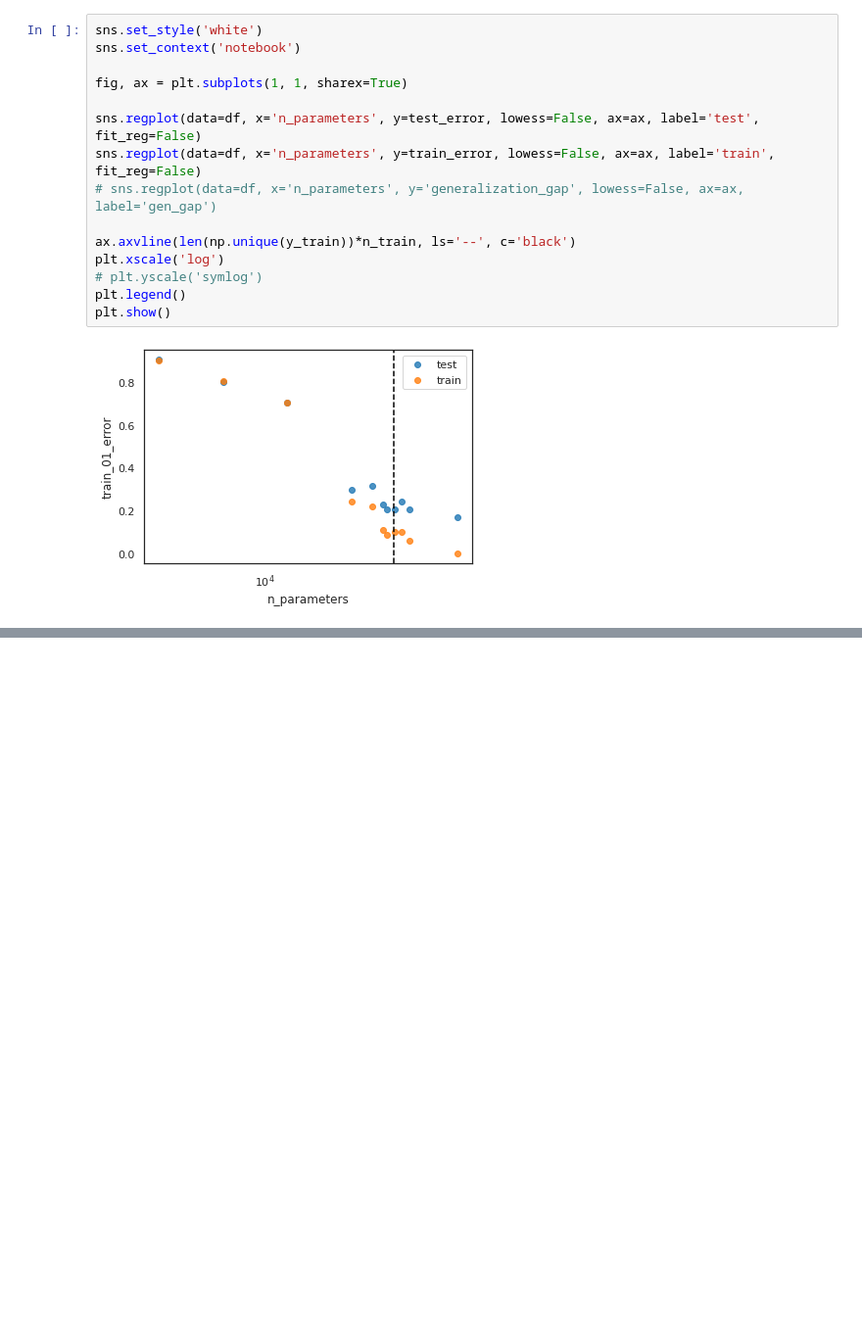
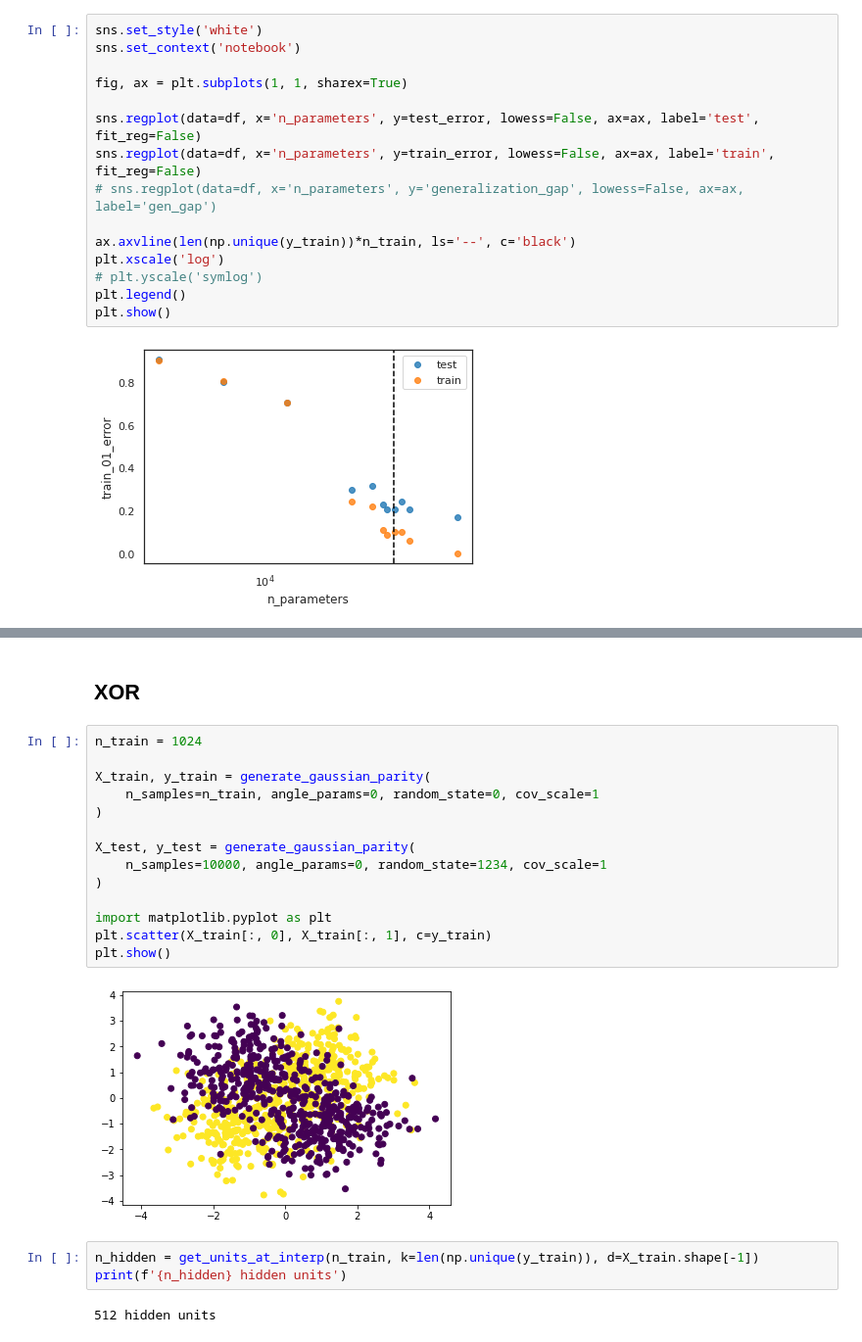
Before and after one commit to rflperry/double_descent, a Jupyter notebook: notebooks/belkin_replication.ipynb, the cells around one changed output, grey strips where cells are left out. Shown: that part at 98% size. Cells and saved outputs as stored; diff of their text form; blank space fills up the shorter version.

```diff
--- a/notebooks/belkin_replication.ipynb
+++ b/notebooks/belkin_replication.ipynb
@@ -219,3 +220,26 @@ display(corr_df)
 | rows_mean_L2 | 0.709091 | 0.818182 | NaN | 0.818182 | 0.890909 | 0.963636 | 0.781818 | -0.890909 | 0.818182 | ... |
 | cols_mean_L1 | 0.377778 | 0.333333 | NaN | 0.333333 | 0.422222 | 0.333333 | 0.377778 | -0.422222 | 0.333333 | ... |
 | cols_mean_L2 | 0.288889 | 0.244444 | NaN | 0.244444 | 0.333333 | 0.244444 | 0.288889 | -0.333333 | 0.244444 | ... |
+# %% [markdown]
+## XOR
+# %%
+n_train = 1024
+
+X_train, y_train = generate_gaussian_parity(
+    n_samples=n_train, angle_params=0, random_state=0, cov_scale=1
+)
+
+X_test, y_test = generate_gaussian_parity(
+    n_samples=10000, angle_params=0, random_state=1234, cov_scale=1
+)
+
+import matplotlib.pyplot as plt
+plt.scatter(X_train[:, 0], X_train[:, 1], c=y_train)
+plt.show()
+# %% [output]
+[figure, added]
+# %%
+n_hidden = get_units_at_interp(n_train, k=len(np.unique(y_train)), d=X_train.shape[-1])
+print(f'{n_hidden} hidden units')
+# %% [output]
+512 hidden units
```
Also changed, not shown: parts of 9 cells of this notebook, 5 other files.
